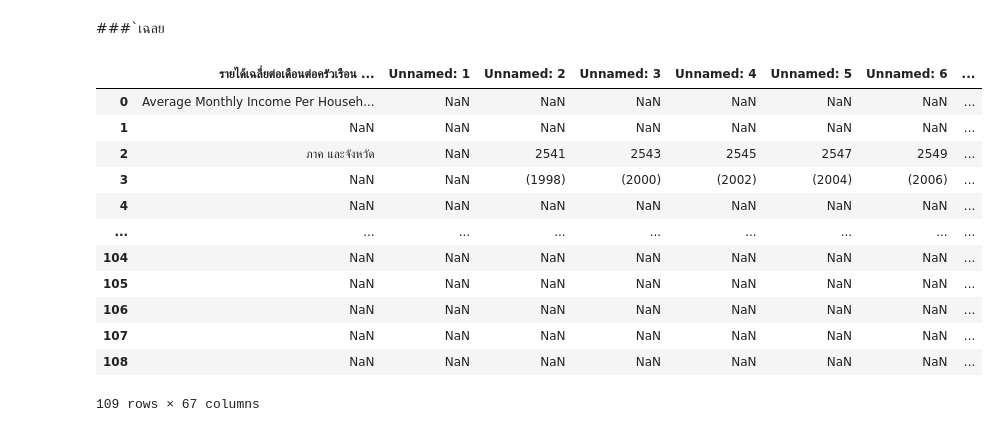
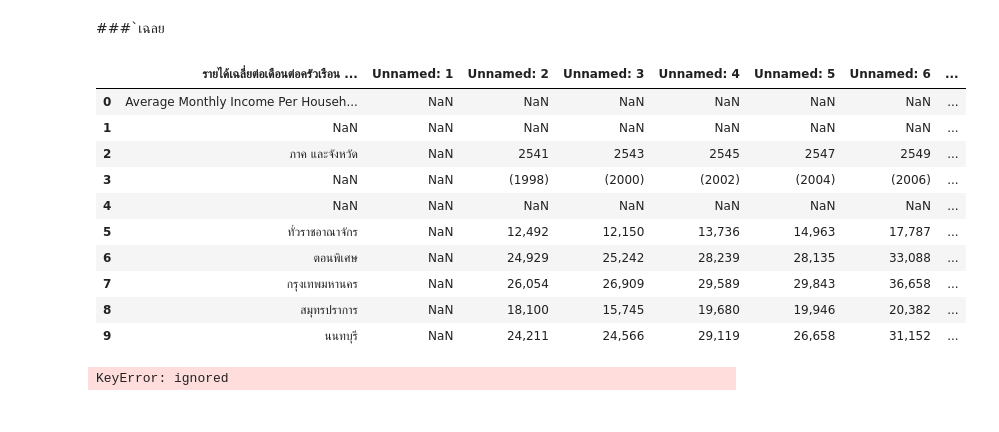
Before and after one commit to Watcharinkh/Data_viz, a Jupyter notebook: Q2.ipynb, the cells around one changed output. Drawn from its saved outputs; the diff is of its cells as text; code cells hidden in the pictures.

```diff
--- a/Q2.ipynb
+++ b/Q2.ipynb
@@ -13,18 +13,20 @@ FileNotFoundError: ignored
 import pandas as pd
 # %%
 data_csv = pd.read_csv('3.-41-58 (1).csv', encoding='iso-8859-11')
-data_csv
+data_csv.iloc[:10,:]
 # %% [output]
 |  | รายได้เฉลี่ยต่อเดือนต่อครัวเรือน ... | Unnamed: 1 | Unnamed: 2 | Unnamed: 3 | Unnamed: 4 | Unnamed: 5 | Unnamed: 6 | ... |
 | 0 | Average Monthly Income Per Househ... | NaN | NaN | NaN | NaN | NaN | NaN | ... |
 | 1 | NaN | NaN | NaN | NaN | NaN | NaN | NaN | ... |
 | 2 | ภาค และจังหวัด | NaN | 2541 | 2543 | 2545 | 2547 | 2549 | ... |
 | 3 | NaN | NaN | (1998) | (2000) | (2002) | (2004) | (2006) | ... |
 | 4 | NaN | NaN | NaN | NaN | NaN | NaN | NaN | ... |
-| ... | ... | ... | ... | ... | ... | ... | ... | ... |
-| 104 | NaN | NaN | NaN | NaN | NaN | NaN | NaN | ... |
-| 105 | NaN | NaN | NaN | NaN | NaN | NaN | NaN | ... |
-| 106 | NaN | NaN | NaN | NaN | NaN | NaN | NaN | ... |
-| 107 | NaN | NaN | NaN | NaN | NaN | NaN | NaN | ... |
-| 108 | NaN | NaN | NaN | NaN | NaN | NaN | NaN | ... |
+| 5 | ทั่วราชอาณาจักร | NaN | 12,492 | 12,150 | 13,736 | 14,963 | 17,787 | ... |
+| 6 | ตอนพิเศษ | NaN | 24,929 | 25,242 | 28,239 | 28,135 | 33,088 | ... |
+| 7 | กรุงเทพมหานคร | NaN | 26,054 | 26,909 | 29,589 | 29,843 | 36,658 | ... |
+| 8 | สมุทรปราการ | NaN | 18,100 | 15,745 | 19,680 | 19,946 | 20,382 | ... |
+| 9 | นนทบุรี | NaN | 24,211 | 24,566 | 29,119 | 26,658 | 31,152 | ... |
-109 rows × 67 columns
+# %%
+data_csv.head(10).dropna(subset=['ภาค และจังหวัด'])
+# %% [output]
+KeyError: ignored
```
